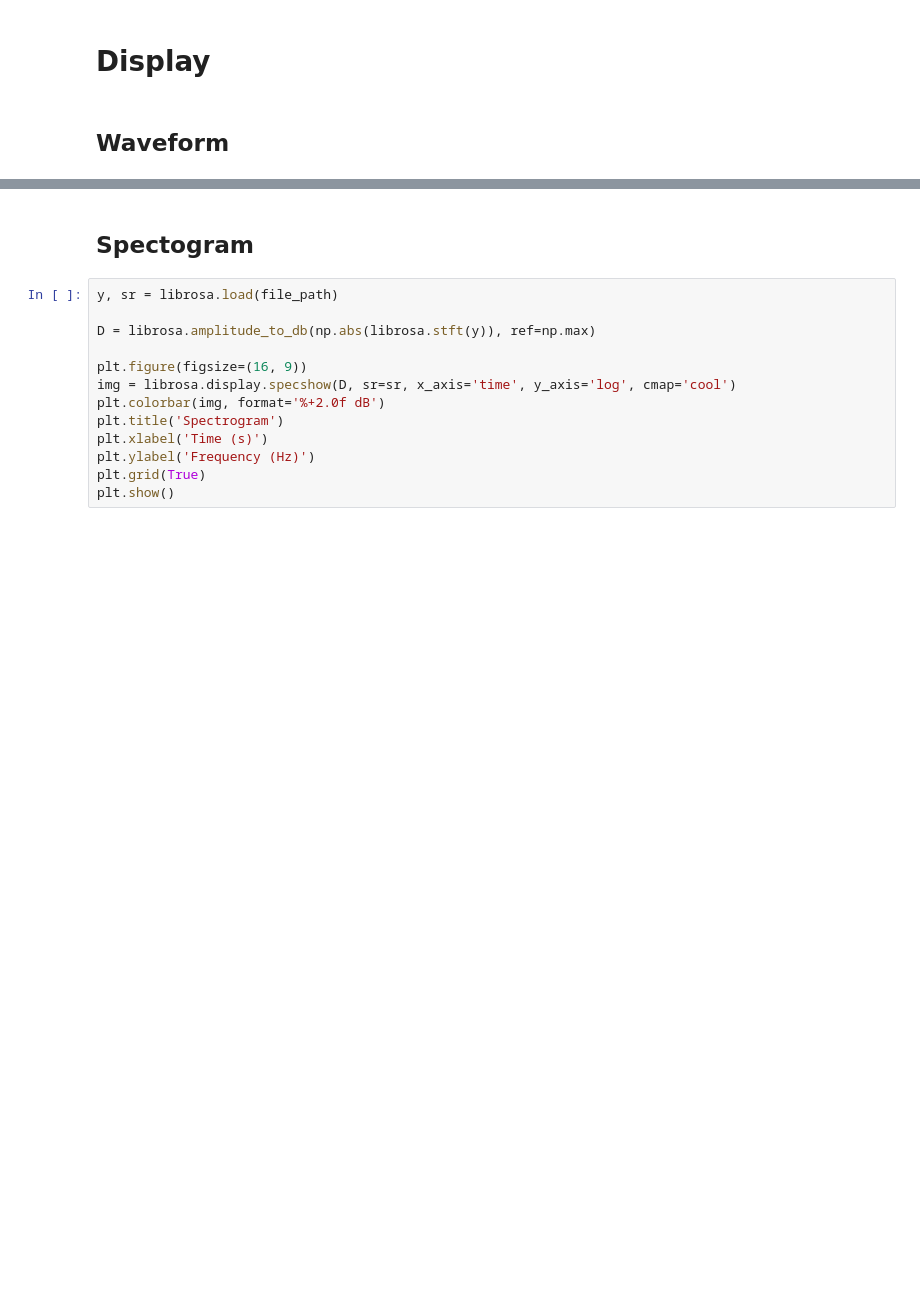
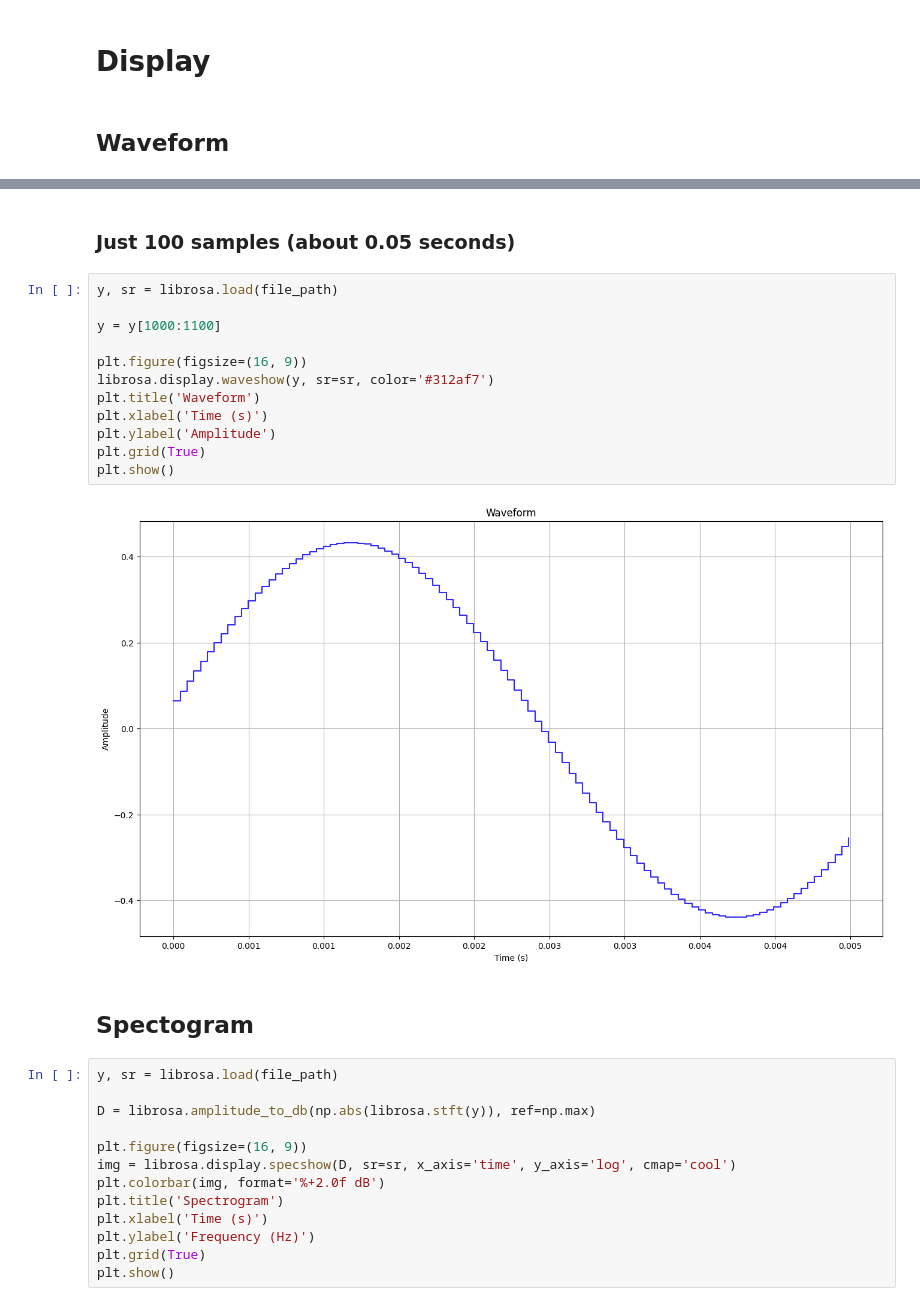
Before and after one commit to danmilneusw/02-Audio, a Jupyter notebook: 02 - Visualising Audio.ipynb, the cells around one changed output, grey strips where cells are left out. Cells and saved outputs as stored; diff of their text form; blank space fills up the shorter version.

```diff
--- a/02 - Visualising Audio.ipynb
+++ b/02 - Visualising Audio.ipynb
@@ -47,3 +55,19 @@ plt.show()
+# %% [markdown]
+### Just 100 samples (about 0.05 seconds)
+# %%
+y, sr = librosa.load(file_path)
+
+y = y[1000:1100]
+
+plt.figure(figsize=(16, 9))
+librosa.display.waveshow(y, sr=sr, color='#312af7')
+plt.title('Waveform')
+plt.xlabel('Time (s)')
+plt.ylabel('Amplitude')
+plt.grid(True)
+plt.show()
+# %% [output]
+[figure, added]
 # %% [markdown]
 ## Spectogram
 # %%
```
Also changed, not shown: parts of 20 cells of this notebook.
